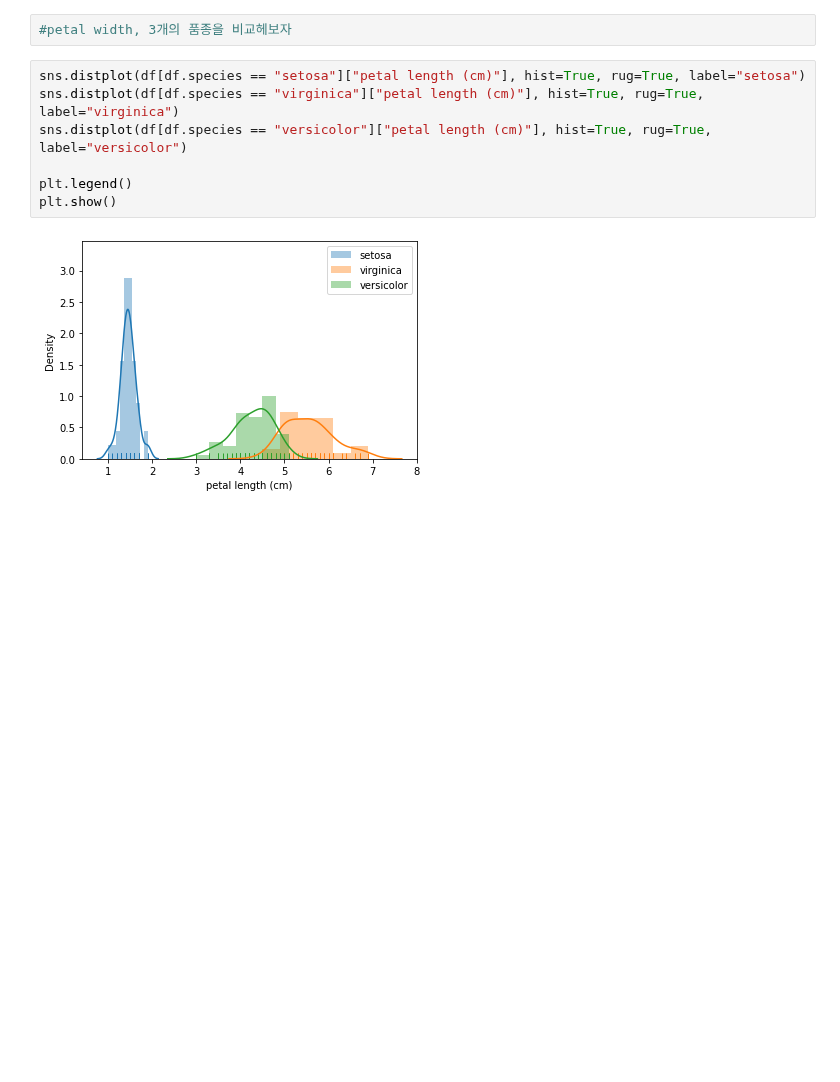
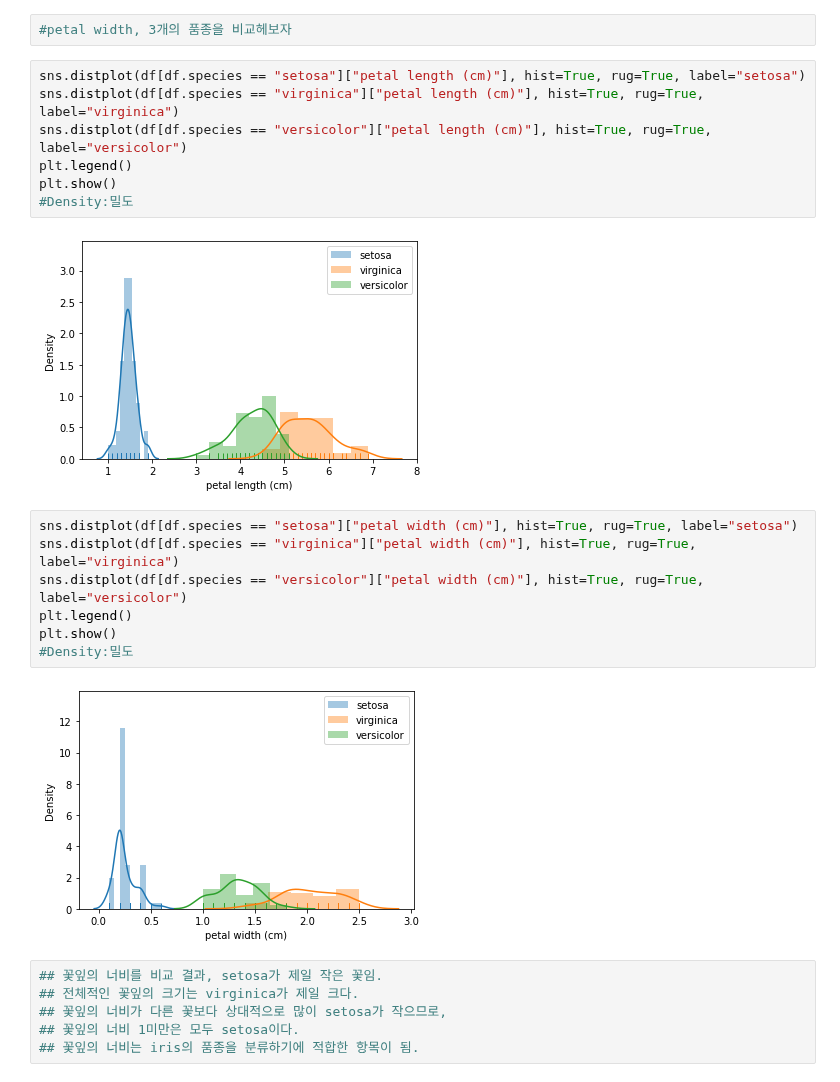
Before and after one commit to jinhuioh/Hi_ai, a Jupyter notebook: data11-day64/iris_scaling_gridsearch-confusionmatrix.ipynb, the cells around one changed output. Cells and saved outputs as stored; diff of their text form; blank space fills up the shorter version.

```diff
--- a/data11-day64/iris_scaling_gridsearch-confusionmatrix.ipynb
+++ b/data11-day64/iris_scaling_gridsearch-confusionmatrix.ipynb
@@ -202,8 +206,23 @@ plt.show()
 sns.distplot(df[df.species == "setosa"]["petal length (cm)"], hist=True, rug=True, label="setosa")
 sns.distplot(df[df.species == "virginica"]["petal length (cm)"], hist=True, rug=True, label="virginica")
 sns.distplot(df[df.species == "versicolor"]["petal length (cm)"], hist=True, rug=True, label="versicolor")
-
 plt.legend()
 plt.show()
+#Density:밀도
 # %% [output]
 [figure]
+# %%
+sns.distplot(df[df.species == "setosa"]["petal width (cm)"], hist=True, rug=True, label="setosa")
+sns.distplot(df[df.species == "virginica"]["petal width (cm)"], hist=True, rug=True, label="virginica")
+sns.distplot(df[df.species == "versicolor"]["petal width (cm)"], hist=True, rug=True, label="versicolor")
+plt.legend()
+plt.show()
+#Density:밀도
+# %% [output]
+[figure, added]
+# %%
+## 꽃잎의 너비를 비교 결과, setosa가 제일 작은 꽃임.
+## 전체적인 꽃잎의 크기는 virginica가 제일 크다.
+## 꽃잎의 너비가 다른 꽃보다 상대적으로 많이 setosa가 작으므로,
+## 꽃잎의 너비 1미만은 모두 setosa이다.
+## 꽃잎의 너비는 iris의 품종을 분류하기에 적합한 항목이 됨.
```
Also changed, not shown: parts of 23 cells of this notebook.
